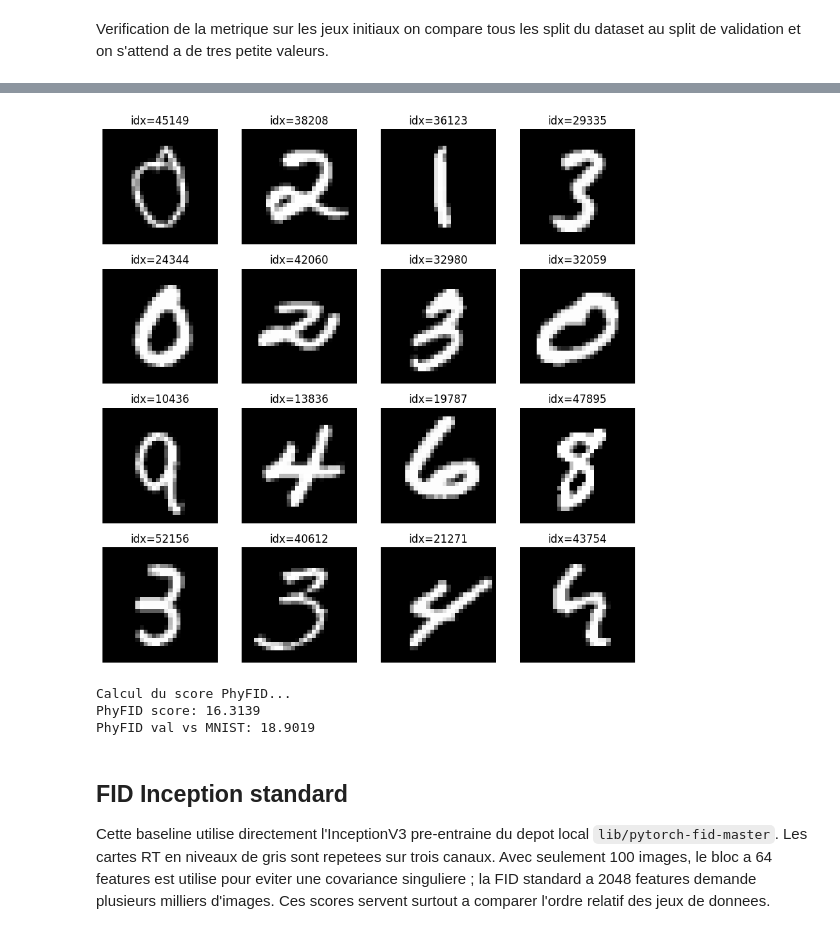
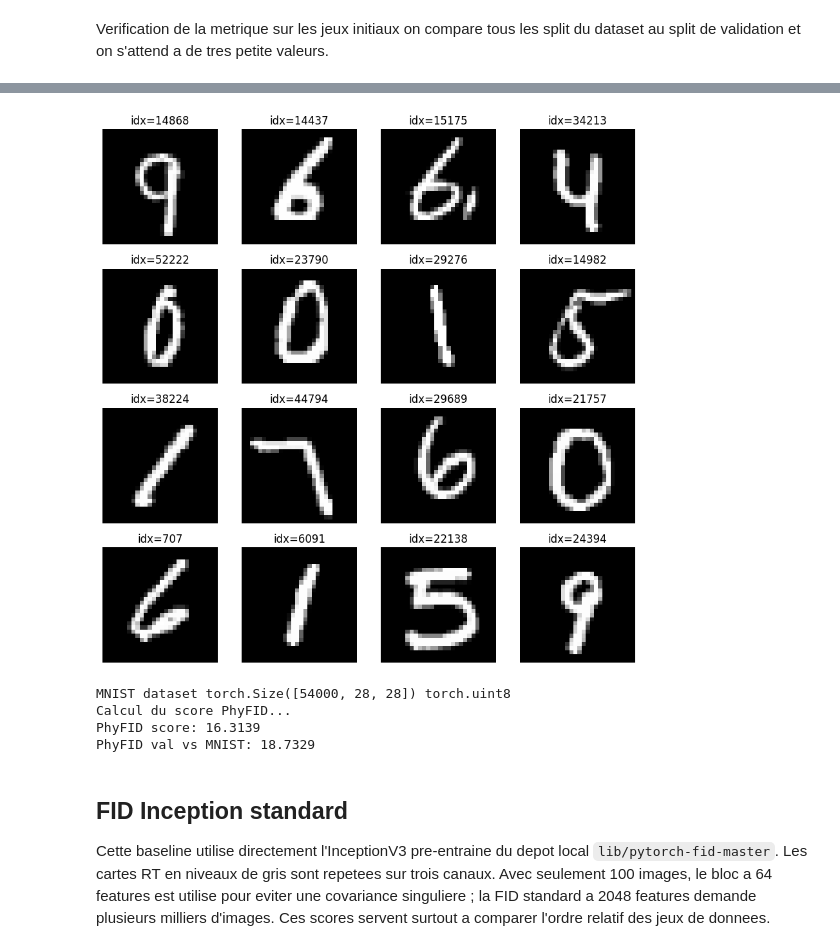
Before and after one commit to Samuel-Chapuis/Rayleigh-Taylor-Generative-Surrogate, a Jupyter notebook: analyse_reslutat/VisualisationPT.ipynb, the cells around one changed output, grey strips where cells are left out. Drawn from its saved outputs; the diff is of its cells as text; code cells hidden in the pictures.

```diff
--- a/analyse_reslutat/VisualisationPT.ipynb
+++ b/analyse_reslutat/VisualisationPT.ipynb
@@ -316,21 +294,24 @@ PhyFID val vs noise: 54.3189
 # %%
 MNIST = load_pt_dataset("../data/MNIST/processed/training.pt")
 show_grid(MNIST, n=16, cols=4, save=False, save_path="mnist.png")
+
+print("MNIST dataset", MNIST.shape, MNIST.dtype)
 
 phyfid_score = evaluate_phyfid_dataset(
     MNIST,
     encoder_path=PHYFID_ENCODER,
     stats_path=PHYFID_STATS,
     batch_size=PHYFID_BATCH_SIZE,
 )
 
-vg2 = compare_datasets(val[:100], MNIST[:100], PHYFID_ENCODER)
+vg2 = compare_datasets(val[:1000], MNIST[:1000], PHYFID_ENCODER)
 print(f"PhyFID val vs MNIST: {vg2:.4f}")
 # %% [output]
-[figure, old version]
+[figure, new version]
+MNIST dataset torch.Size([54000, 28, 28]) torch.uint8
 Calcul du score PhyFID...
 PhyFID score: 16.3139
-PhyFID val vs MNIST: 18.9019
+PhyFID val vs MNIST: 18.7329
 # %% [markdown]
 ## FID Inception standard
 
```
Also changed, not shown: parts of 11 cells of this notebook, 12 other files.
